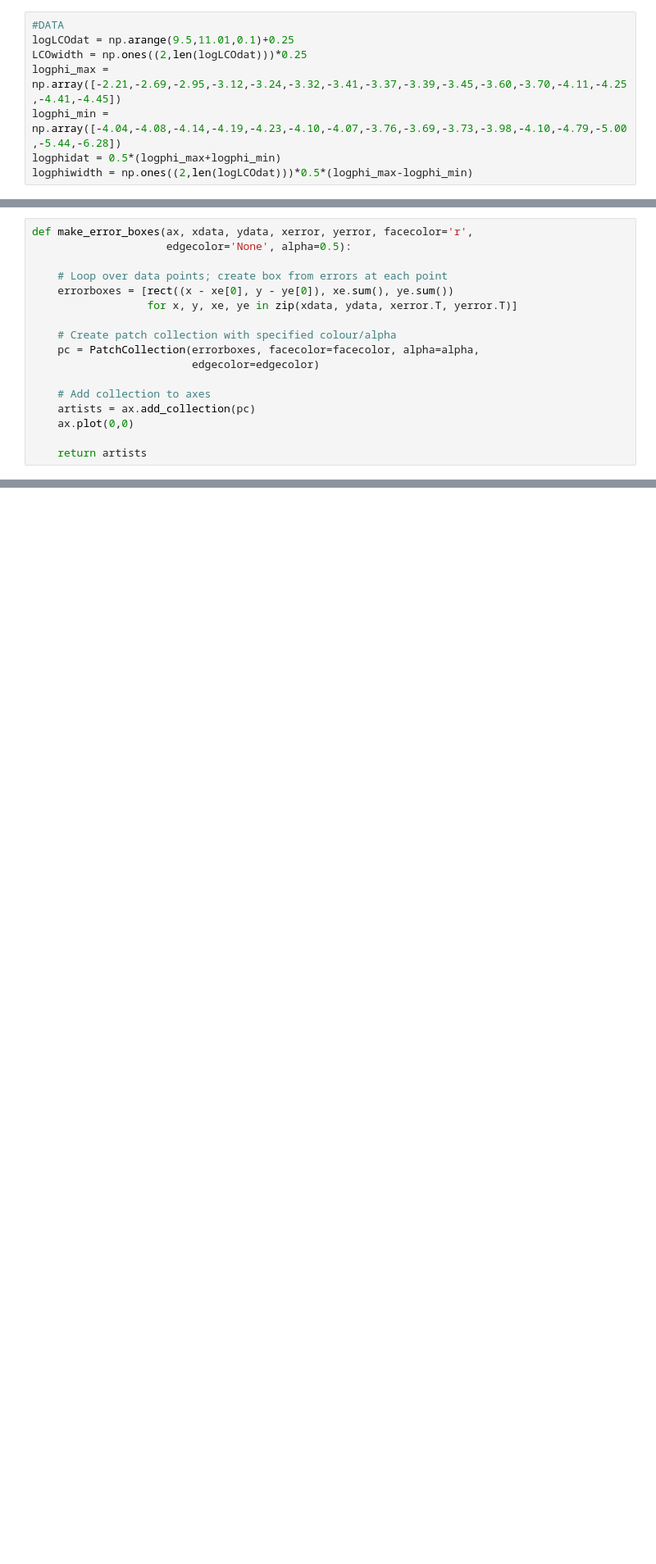
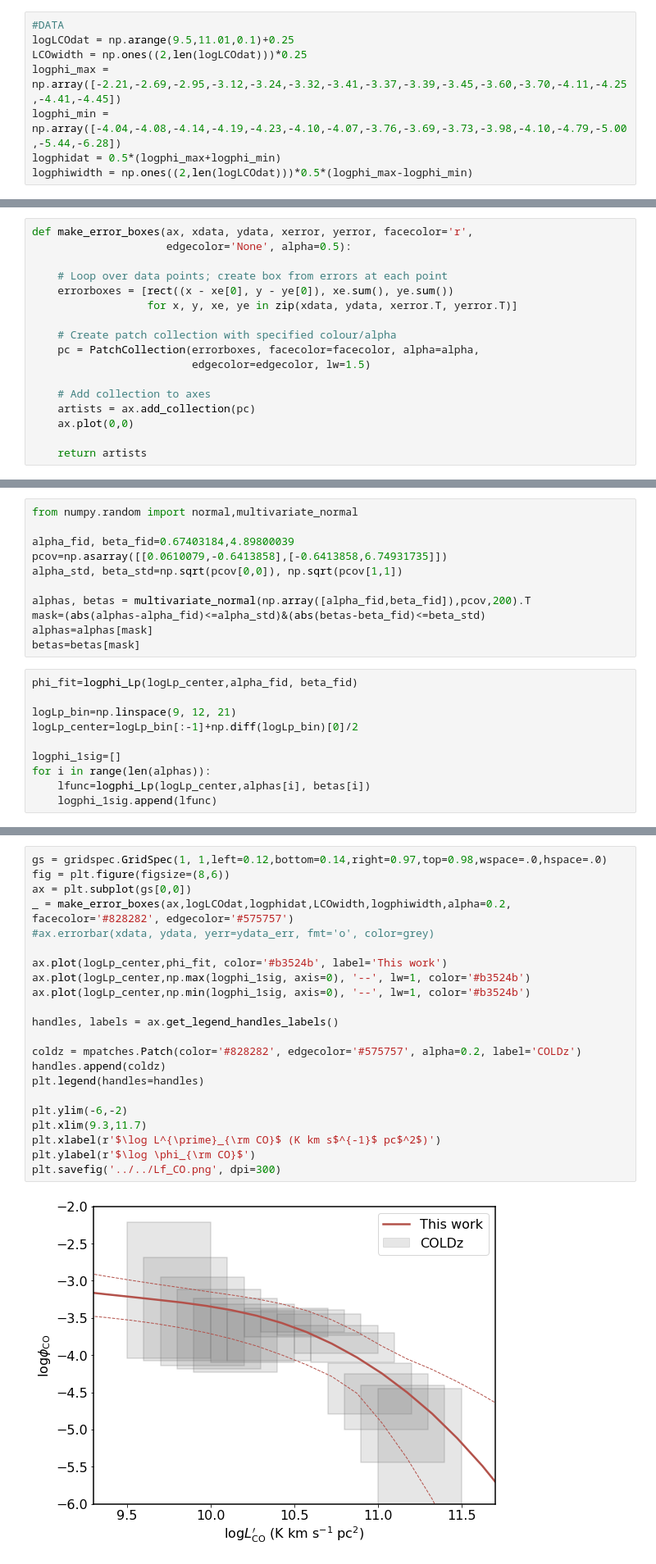
Before and after one commit to kokron/skyLine, a Jupyter notebook: notebooks/CO LIR fit.ipynb, the cells around one changed output, grey strips where cells are left out. Shown at 82% size. Drawn from its saved outputs; the diff is of its cells as text; blank space fills up the shorter version.

```diff
--- a/notebooks/CO LIR fit.ipynb
+++ b/notebooks/CO LIR fit.ipynb
@@ -336,7 +257,7 @@ def make_error_boxes(ax, xdata, ydata, xerror, yerror, facecolor='r',
 
     # Create patch collection with specified colour/alpha
     pc = PatchCollection(errorboxes, facecolor=facecolor, alpha=alpha,
-                         edgecolor=edgecolor)
+                         edgecolor=edgecolor, lw=1.5)
 
     # Add collection to axes
     artists = ax.add_collection(pc)
@@ -362,0 +344,21 @@ plt.xlim(8.6,12.1)
+# %%
+from numpy.random import normal,multivariate_normal
+
+alpha_fid, beta_fid=0.67403184,4.89800039
+pcov=np.asarray([[0.0610079,-0.6413858],[-0.6413858,6.74931735]])
+alpha_std, beta_std=np.sqrt(pcov[0,0]), np.sqrt(pcov[1,1])
+
+alphas, betas = multivariate_normal(np.array([alpha_fid,beta_fid]),pcov,200).T
+mask=(abs(alphas-alpha_fid)<=alpha_std)&(abs(betas-beta_fid)<=beta_std)
+alphas=alphas[mask]
+betas=betas[mask]
+# %%
+phi_fit=logphi_Lp(logLp_center,alpha_fid, beta_fid)
+
+logLp_bin=np.linspace(9, 12, 21)
+logLp_center=logLp_bin[:-1]+np.diff(logLp_bin)[0]/2
+
+logphi_1sig=[]
+for i in range(len(alphas)):
+    lfunc=logphi_Lp(logLp_center,alphas[i], betas[i])
+    logphi_1sig.append(lfunc)
@@ -362,0 +389,24 @@ plt.xlim(8.6,12.1)
+# %%
+gs = gridspec.GridSpec(1, 1,left=0.12,bottom=0.14,right=0.97,top=0.98,wspace=.0,hspace=.0)
+fig = plt.figure(figsize=(8,6))
+ax = plt.subplot(gs[0,0])
+_ = make_error_boxes(ax,logLCOdat,logphidat,LCOwidth,logphiwidth,alpha=0.2, facecolor='#828282', edgecolor='#575757')
+#ax.errorbar(xdata, ydata, yerr=ydata_err, fmt='o', color=grey)
+
+ax.plot(logLp_center,phi_fit, color='#b3524b', label='This work')
+ax.plot(logLp_center,np.max(logphi_1sig, axis=0), '--', lw=1, color='#b3524b')
+ax.plot(logLp_center,np.min(logphi_1sig, axis=0), '--', lw=1, color='#b3524b')
+
+handles, labels = ax.get_legend_handles_labels()
+
+coldz = mpatches.Patch(color='#828282', edgecolor='#575757', alpha=0.2, label='COLDz')
+handles.append(coldz)
+plt.legend(handles=handles)
+
+plt.ylim(-6,-2)
+plt.xlim(9.3,11.7)
+plt.xlabel(r'$\log L^{\prime}_{\rm CO}$ (K km s$^{-1}$ pc$^2$)')
+plt.ylabel(r'$\log \phi_{\rm CO}$')
+plt.savefig('../../Lf_CO.png', dpi=300)
+# %% [output]
+[figure, added]
```
Also changed, not shown: parts of 34 cells of this notebook, 2 other files.
